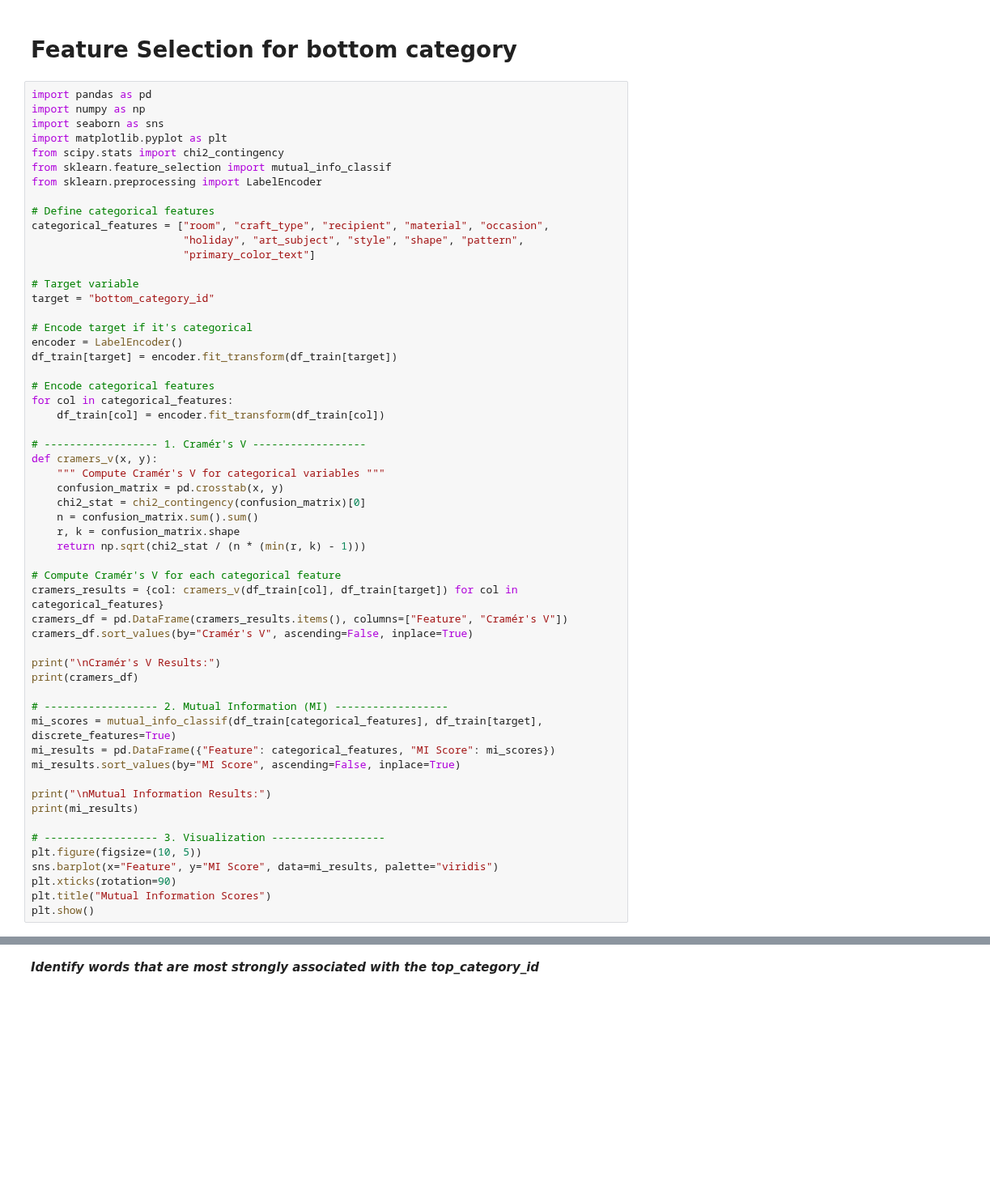
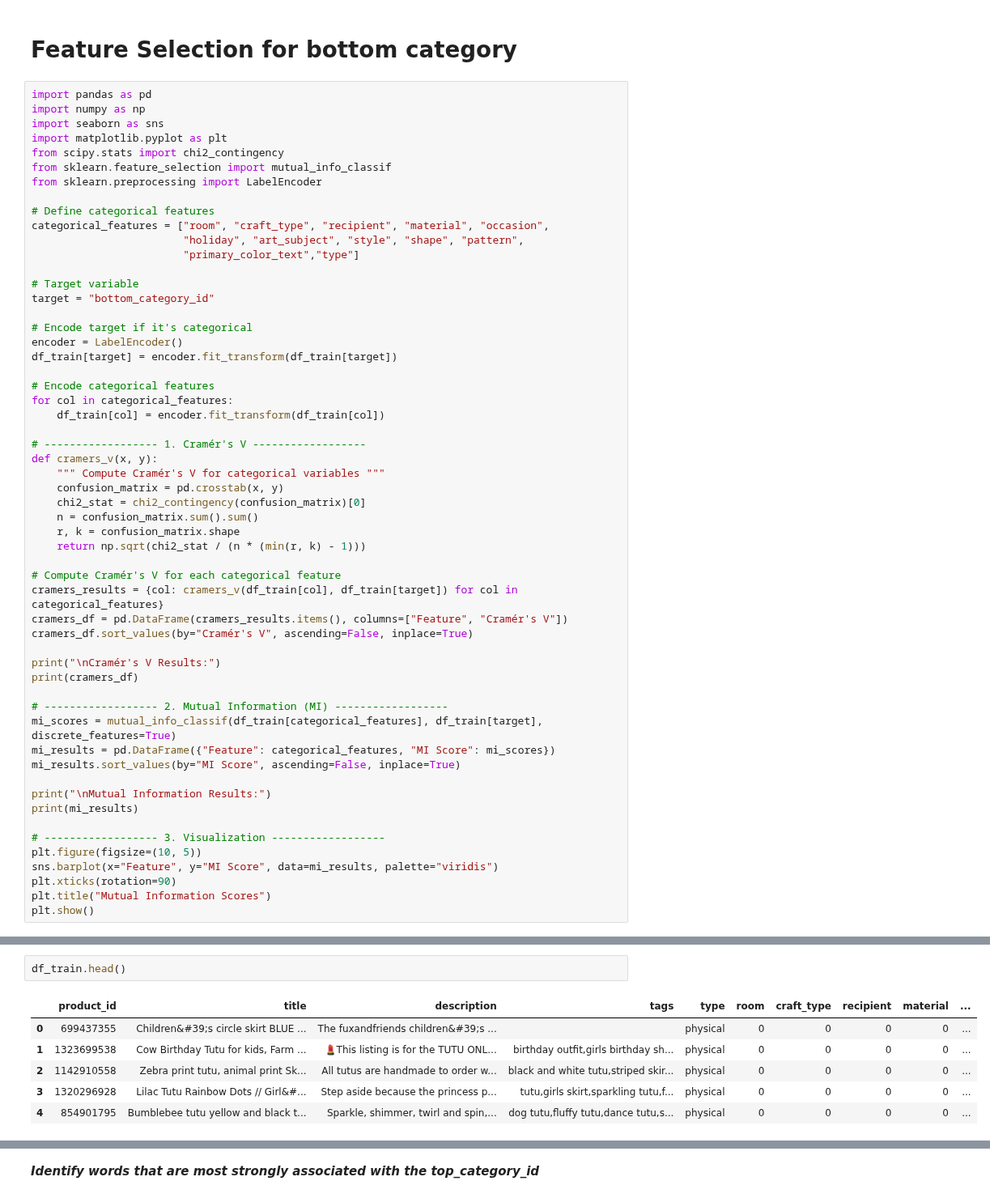
Before and after one commit to Sabha95/Machine_Learning-Assig, a Jupyter notebook: Getting_started_Notebook_for_Students_2025.ipynb, the cells around one changed output, grey strips where cells are left out. Shown at 81% size. Saved outputs shown, nothing was run; the diff lists cells and outputs as text; blank space fills up the shorter version.

Commit message:
adding column type in feature selection

```diff
--- a/Getting_started_Notebook_for_Students_2025.ipynb
+++ b/Getting_started_Notebook_for_Students_2025.ipynb
@@ -692,7 +692,7 @@ from sklearn.preprocessing import LabelEncoder
 # Define categorical features
 categorical_features = ["room", "craft_type", "recipient", "material", "occasion",
                         "holiday", "art_subject", "style", "shape", "pattern",
-                        "primary_color_text"]
+                        "primary_color_text","type"]
 
 # Target variable
 target = "bottom_category_id"
@@ -760,0 +763,9 @@ Passing `palette` without assigning `hue` is deprecated and will be removed in v
+# %%
+df_train.head()
+# %% [output]
+|  | product_id | title | description | tags | type | room | craft_type | recipient | material | ... |
+| 0 | 699437355 | Children&#39;s circle skirt BLUE ... | The fuxandfriends children&#39;s ... |  | physical | 0 | 0 | 0 | 0 | ... |
+| 1 | 1323699538 | Cow Birthday Tutu for kids, Farm ... | 💄This listing is for the TUTU ONL... | birthday outfit,girls birthday sh... | physical | 0 | 0 | 0 | 0 | ... |
+| 2 | 1142910558 | Zebra print tutu, animal print Sk... | All tutus are handmade to order w... | black and white tutu,striped skir... | physical | 0 | 0 | 0 | 0 | ... |
+| 3 | 1320296928 | Lilac Tutu Rainbow Dots // Girl&#... | Step aside because the princess p... | tutu,girls skirt,sparkling tutu,f... | physical | 0 | 0 | 0 | 0 | ... |
+| 4 | 854901795 | Bumblebee tutu yellow and black t... | Sparkle, shimmer, twirl and spin,... | dog tutu,fluffy tutu,dance tutu,s... | physical | 0 | 0 | 0 | 0 | ... |
```
Also changed, not shown: parts of 4 cells of this notebook.
